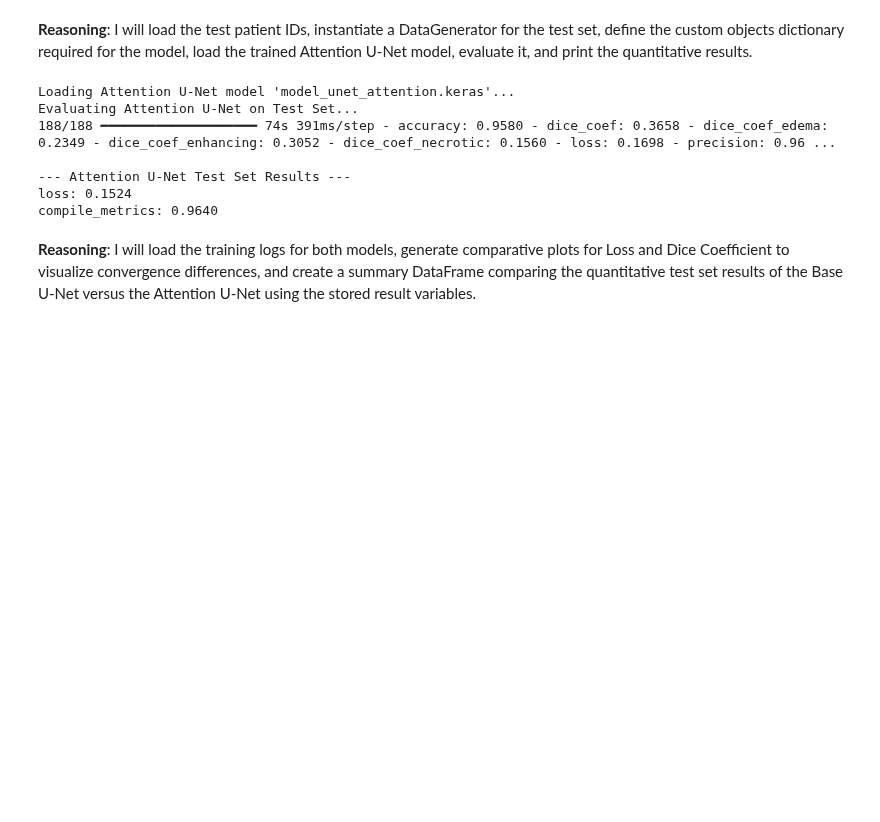
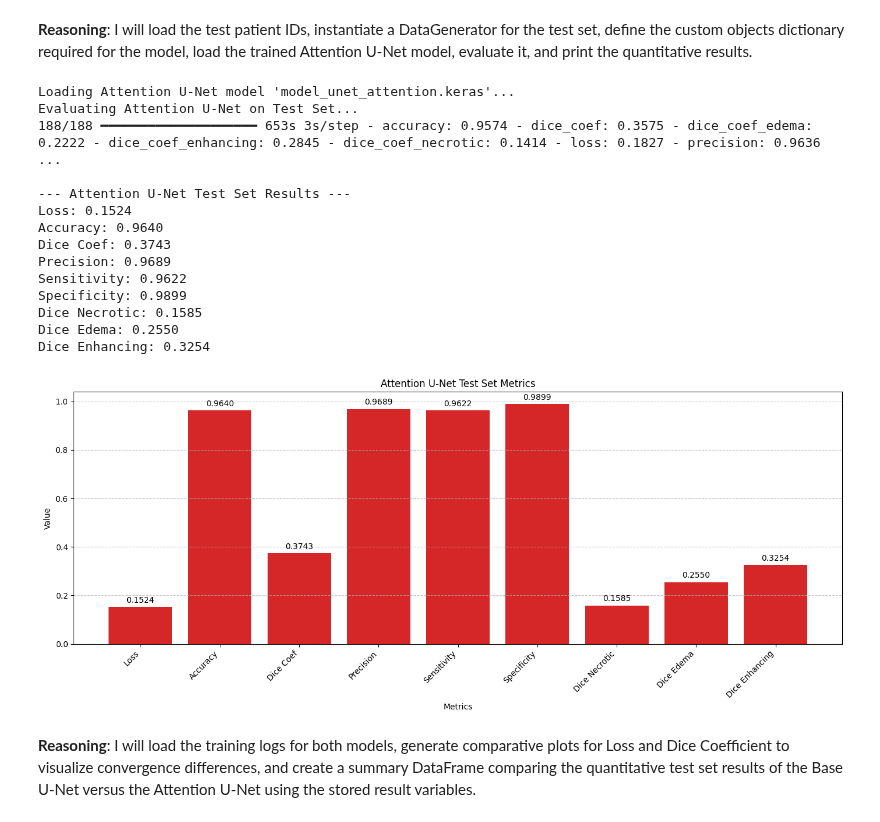
Before and after one commit to juanbag25/RedesFINALPAI, a Jupyter notebook: REDES_FINAL_PAI.ipynb, the cells around one changed output. Saved outputs shown, nothing was run; the diff lists cells and outputs as text; code cells hidden in the pictures; blank space fills up the shorter version.

```diff
--- a/REDES_FINAL_PAI.ipynb
+++ b/REDES_FINAL_PAI.ipynb
@@ -1242,6 +1270,7 @@ I will load the test patient IDs, instantiate a DataGenerator for the test set,
 # %%
 import pandas as pd
 import tensorflow as tf
+import matplotlib.pyplot as plt
 
 # 1. Load Test IDs
 test_ids = pd.read_csv('test_ids.csv')['PatientID'].tolist()
@@ -1253,39 +1282,76 @@ test_generator_att = DataGenerator(test_ids)
 # 3. Define Custom Objects
 custom_objects = {
     'dice_coef': dice_coef,
     'precision': precision,
     'sensitivity': sensitivity,
     'specificity': specificity,
     'dice_coef_necrotic': dice_coef_necrotic,
     'dice_coef_edema': dice_coef_edema,
     'dice_coef_enhancing': dice_coef_enhancing
 }
 
 # 4. Load Attention U-Net Model
 print("Loading Attention U-Net model 'model_unet_attention.keras'...")
 try:
     model_att_loaded = tf.keras.models.load_model('model_unet_attention.keras', custom_objects=custom_objects)
 
     # 5. Evaluate on Test Set
     print("Evaluating Attention U-Net on Test Set...")
     results_att = model_att_loaded.evaluate(test_generator_att, verbose=1)
 
+    # Manual definitions of names matching compile order
+    # Order: Loss, Accuracy, Dice, Precision, Sensitivity, Specificity, Necrotic, Edema, Enhancing
+    metric_labels = ['Loss', 'Accuracy', 'Dice Coef', 'Precision', 'Sensitivity', 'Specificity', 'Dice Necrotic', 'Dice Edema', 'Dice Enhancing']
+
     # 6. Print Results
     print("\n--- Attention U-Net Test Set Results ---")
-    metrics_names = model_att_loaded.metrics_names
-    for name, value in zip(metrics_names, results_att):
-        print(f"{name}: {value:.4f}")
+    if len(results_att) == len(metric_labels):
+        for name, value in zip(metric_labels, results_att):
+            print(f"{name}: {value:.4f}")
+    else:
+        print("Results returned:", results_att)
+
+    # --- NEW: Bar Chart for All Metrics ---
+    if len(results_att) == len(metric_labels):
+        plt.figure(figsize=(14, 6))
+        bars = plt.bar(metric_labels, results_att, color='#d62728')
+        plt.title('Attention U-Net Test Set Metrics')
+        plt.xlabel('Metrics')
+        plt.ylabel('Value')
+        plt.xticks(rotation=45, ha='right')
+        plt.grid(axis='y', linestyle='--', alpha=0.7)
+
+        # Add values on top of bars
+        for bar in bars:
+            height = bar.get_height()
+            plt.text(bar.get_x() + bar.get_width()/2., height + 0.01,
+                     f'{height:.4f}',
+                     ha='center', va='bottom')
+
+        plt.tight_layout()
+        plt.show()
+    else:
+        print("Could not generate plot due to length mismatch.")
+    # --------------------------------------
 
 except FileNotFoundError:
     print("Error: Model file 'model_unet_attention.keras' not found. Ensure training has completed.")
 # %% [output]
 Loading Attention U-Net model 'model_unet_attention.keras'...
 Evaluating Attention U-Net on Test Set...
-188/188 ━━━━━━━━━━━━━━━━━━━━ 74s 391ms/step - accuracy: 0.9580 - dice_coef: 0.3658 - dice_coef_edema: 0.2349 - dice_coef_enhancing: 0.3052 - dice_coef_necrotic: 0.1560 - loss: 0.1698 - precision: 0.96 ...
+188/188 ━━━━━━━━━━━━━━━━━━━━ 653s 3s/step - accuracy: 0.9574 - dice_coef: 0.3575 - dice_coef_edema: 0.2222 - dice_coef_enhancing: 0.2845 - dice_coef_necrotic: 0.1414 - loss: 0.1827 - precision: 0.9636 ...
 
 --- Attention U-Net Test Set Results ---
-loss: 0.1524
-compile_metrics: 0.9640
+Loss: 0.1524
+Accuracy: 0.9640
+Dice Coef: 0.3743
+Precision: 0.9689
+Sensitivity: 0.9622
+Specificity: 0.9899
+Dice Necrotic: 0.1585
+Dice Edema: 0.2550
+Dice Enhancing: 0.3254
+[figure, added]
 # %% [markdown]
 **Reasoning**:
 I will load the training logs for both models, generate comparative plots for Loss and Dice Coefficient to visualize convergence differences, and create a summary DataFrame comparing the quantitative test set results of the Base U-Net versus the Attention U-Net using the stored result variables.
```
Also changed, not shown: parts of 34 cells of this notebook.
